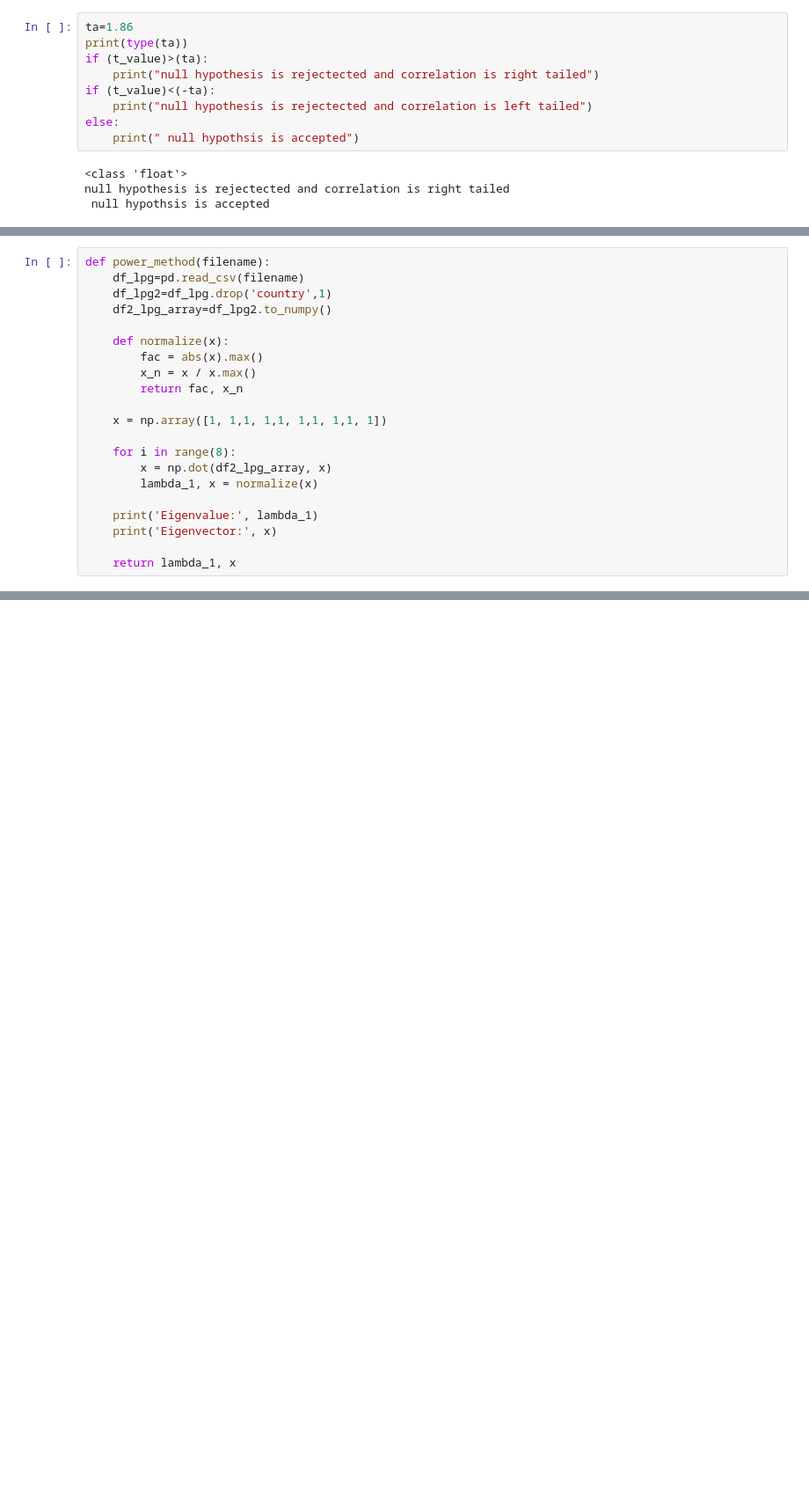
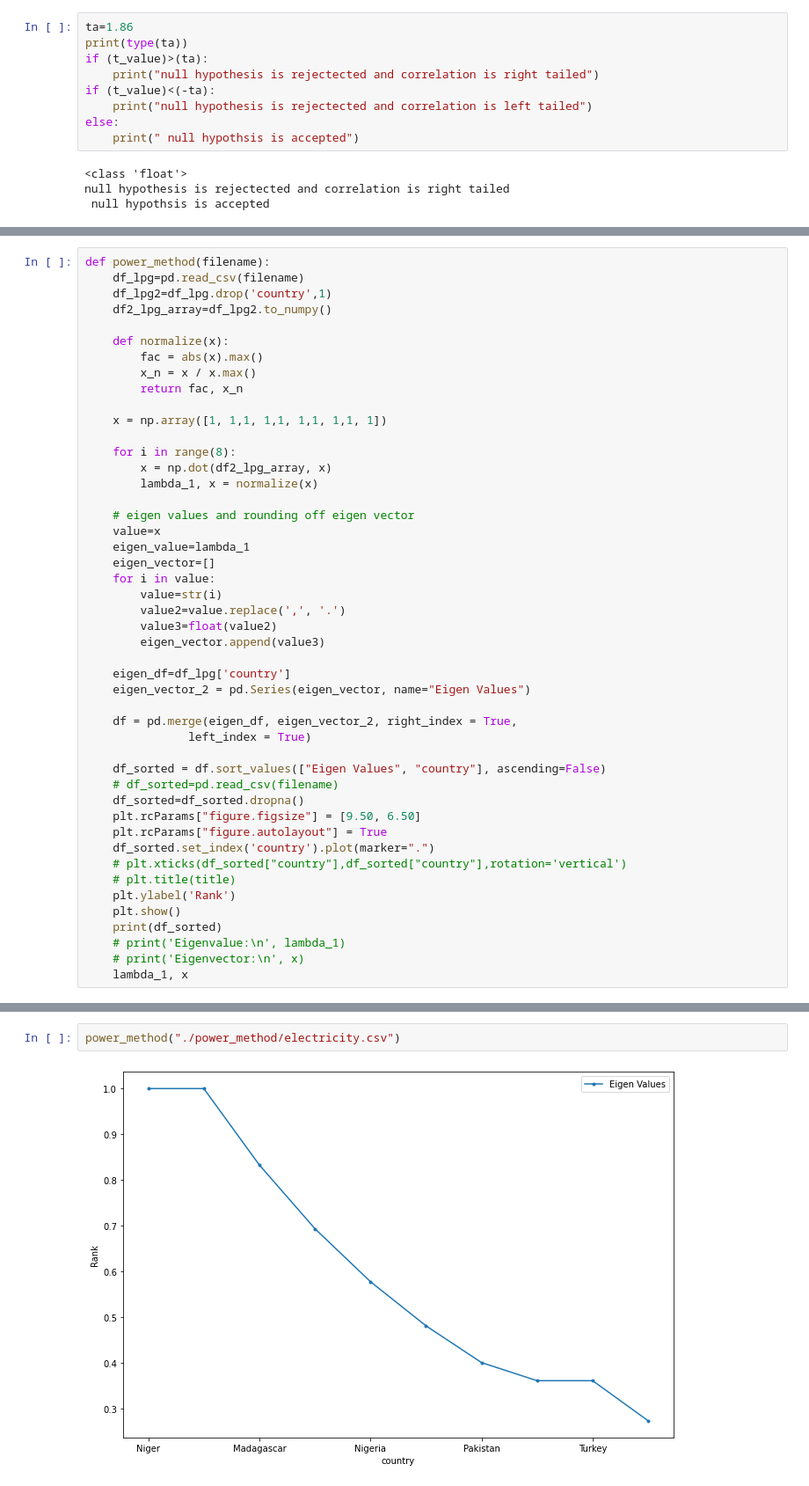
Before and after one commit to ARN089-main/cda-project, a Jupyter notebook: no_poverty_code.ipynb, the cells around one changed output, grey strips where cells are left out. Shown at 88% size. Drawn from its saved outputs; the diff is of its cells as text; blank space fills up the shorter version.

```diff
--- a/no_poverty_code.ipynb
+++ b/no_poverty_code.ipynb
@@ -128,7 +161,33 @@ def power_method(filename):
         x = np.dot(df2_lpg_array, x)
         lambda_1, x = normalize(x)
 
-    print('Eigenvalue:', lambda_1)
-    print('Eigenvector:', x)
+    # eigen values and rounding off eigen vector
+    value=x
+    eigen_value=lambda_1
+    eigen_vector=[]
+    for i in value:
+        value=str(i)
+        value2=value.replace(',', '.')
+        value3=float(value2)
+        eigen_vector.append(value3)
 
-    return lambda_1, x
+    eigen_df=df_lpg['country']
+    eigen_vector_2 = pd.Series(eigen_vector, name="Eigen Values")
+
+    df = pd.merge(eigen_df, eigen_vector_2, right_index = True,
+               left_index = True)
+
+    df_sorted = df.sort_values(["Eigen Values", "country"], ascending=False)
+    # df_sorted=pd.read_csv(filename)
+    df_sorted=df_sorted.dropna()
+    plt.rcParams["figure.figsize"] = [9.50, 6.50]
+    plt.rcParams["figure.autolayout"] = True
+    df_sorted.set_index('country').plot(marker=".")
+    # plt.xticks(df_sorted["country"],df_sorted["country"],rotation='vertical')
+    # plt.title(title)
+    plt.ylabel('Rank')
+    plt.show()
+    print(df_sorted)
+    # print('Eigenvalue:\n', lambda_1)
+    # print('Eigenvector:\n', x)
+    lambda_1, x
@@ -139,0 +194,4 @@ eigen_water=power_method("./power_method/water.csv")
+# %%
+power_method("./power_method/electricity.csv")
+# %% [output]
+[figure, added]
```
Also changed, not shown: parts of 16 cells of this notebook, 17 other files.
